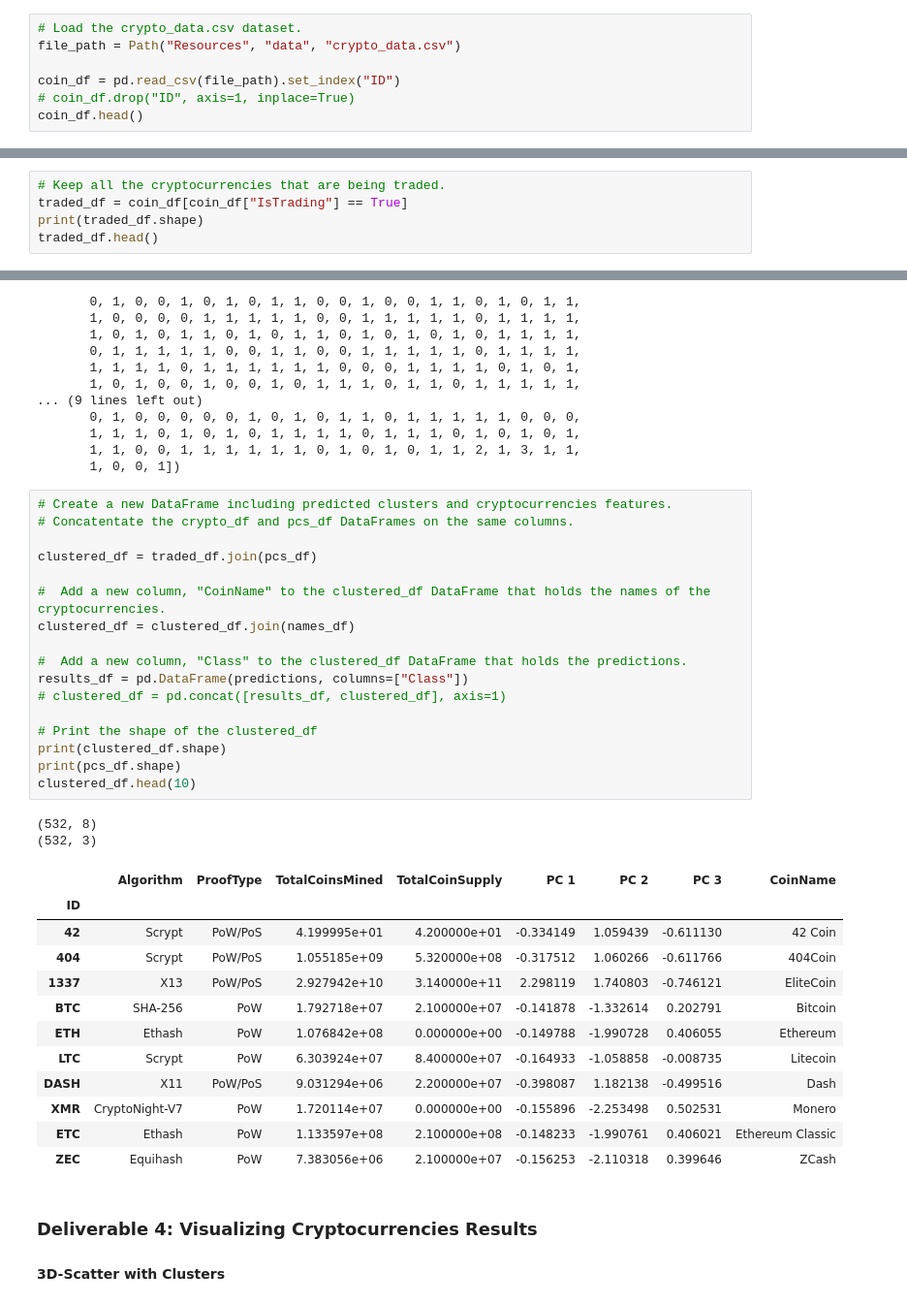
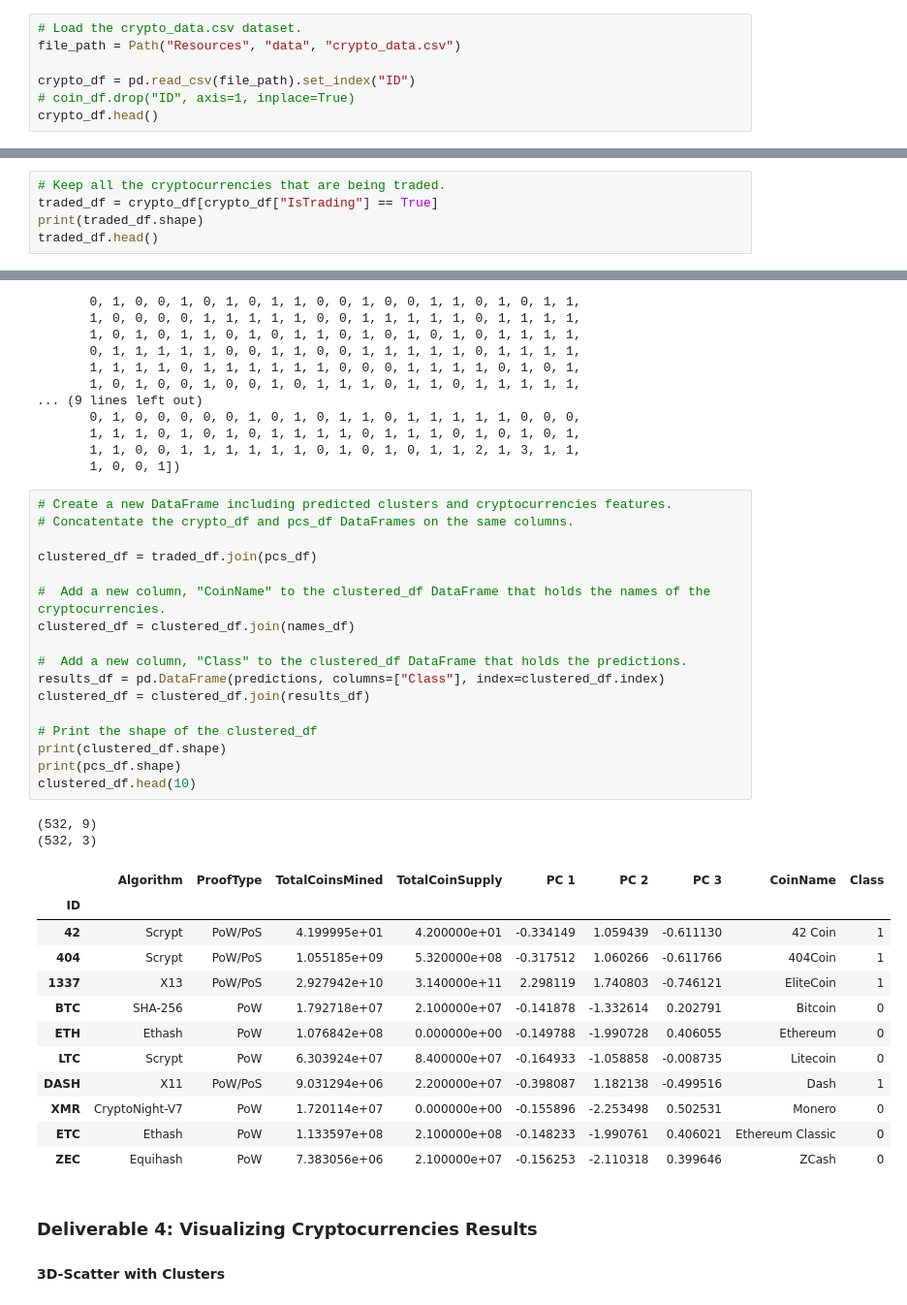
Before and after one commit to kwinterling/Cryptocurrencies, a Jupyter notebook: crypto_clustering.ipynb, the cells around one changed output, grey strips where cells are left out. Shown at 97% size. Cells and saved outputs as stored; diff of their text form.

```diff
--- a/crypto_clustering.ipynb
+++ b/crypto_clustering.ipynb
@@ -19,9 +19,9 @@ from sklearn.cluster import KMeans
 # Load the crypto_data.csv dataset.
 file_path = Path("Resources", "data", "crypto_data.csv")
 
-coin_df = pd.read_csv(file_path).set_index("ID")
+crypto_df = pd.read_csv(file_path).set_index("ID")
 # coin_df.drop("ID", axis=1, inplace=True)
-coin_df.head()
+crypto_df.head()
 # %% [output]
 |  | CoinName | Algorithm | IsTrading | ProofType | TotalCoinsMined | TotalCoinSupply |
 | ID |  |  |  |  |  |  |
@@ -32,7 +32,7 @@ coin_df.head()
 | 808 | 808 | SHA-256 | True | PoW/PoS | 0.000000e+00 | 0.000000e+00 |
 # %%
 # Keep all the cryptocurrencies that are being traded.
-traded_df = coin_df[coin_df["IsTrading"] == True]
+traded_df = crypto_df[crypto_df["IsTrading"] == True]
 print(traded_df.shape)
 traded_df.head()
 # %% [output]
@@ -246,35 +246,35 @@ array([1, 1, 1, 0, 0, 0, 1, 0, 0, 0, 1, 0, 1, 1, 0, 1, 0, 0, 1, 1, 0, 0,
 # %%
 # Create a new DataFrame including predicted clusters and cryptocurrencies features.
 # Concatentate the crypto_df and pcs_df DataFrames on the same columns.
 
 clustered_df = traded_df.join(pcs_df)
 
 #  Add a new column, "CoinName" to the clustered_df DataFrame that holds the names of the cryptocurrencies.
 clustered_df = clustered_df.join(names_df)
 
 #  Add a new column, "Class" to the clustered_df DataFrame that holds the predictions.
-results_df = pd.DataFrame(predictions, columns=["Class"])
-# clustered_df = pd.concat([results_df, clustered_df], axis=1)
+results_df = pd.DataFrame(predictions, columns=["Class"], index=clustered_df.index)
+clustered_df = clustered_df.join(results_df)
 
 # Print the shape of the clustered_df
 print(clustered_df.shape)
 print(pcs_df.shape)
 clustered_df.head(10)
 # %% [output]
-(532, 8)
+(532, 9)
 (532, 3)
-|  | Algorithm | ProofType | TotalCoinsMined | TotalCoinSupply | PC 1 | PC 2 | PC 3 | CoinName |
-| ID |  |  |  |  |  |  |  |  |
-| 42 | Scrypt | PoW/PoS | 4.199995e+01 | 4.200000e+01 | -0.334149 | 1.059439 | -0.611130 | 42 Coin |
-| 404 | Scrypt | PoW/PoS | 1.055185e+09 | 5.320000e+08 | -0.317512 | 1.060266 | -0.611766 | 404Coin |
-| 1337 | X13 | PoW/PoS | 2.927942e+10 | 3.140000e+11 | 2.298119 | 1.740803 | -0.746121 | EliteCoin |
-| BTC | SHA-256 | PoW | 1.792718e+07 | 2.100000e+07 | -0.141878 | -1.332614 | 0.202791 | Bitcoin |
-| ETH | Ethash | PoW | 1.076842e+08 | 0.000000e+00 | -0.149788 | -1.990728 | 0.406055 | Ethereum |
-| LTC | Scrypt | PoW | 6.303924e+07 | 8.400000e+07 | -0.164933 | -1.058858 | -0.008735 | Litecoin |
-| DASH | X11 | PoW/PoS | 9.031294e+06 | 2.200000e+07 | -0.398087 | 1.182138 | -0.499516 | Dash |
-| XMR | CryptoNight-V7 | PoW | 1.720114e+07 | 0.000000e+00 | -0.155896 | -2.253498 | 0.502531 | Monero |
-| ETC | Ethash | PoW | 1.133597e+08 | 2.100000e+08 | -0.148233 | -1.990761 | 0.406021 | Ethereum Classic |
-| ZEC | Equihash | PoW | 7.383056e+06 | 2.100000e+07 | -0.156253 | -2.110318 | 0.399646 | ZCash |
+|  | Algorithm | ProofType | TotalCoinsMined | TotalCoinSupply | PC 1 | PC 2 | PC 3 | CoinName | Class |
+| ID |  |  |  |  |  |  |  |  |  |
+| 42 | Scrypt | PoW/PoS | 4.199995e+01 | 4.200000e+01 | -0.334149 | 1.059439 | -0.611130 | 42 Coin | 1 |
+| 404 | Scrypt | PoW/PoS | 1.055185e+09 | 5.320000e+08 | -0.317512 | 1.060266 | -0.611766 | 404Coin | 1 |
+| 1337 | X13 | PoW/PoS | 2.927942e+10 | 3.140000e+11 | 2.298119 | 1.740803 | -0.746121 | EliteCoin | 1 |
+| BTC | SHA-256 | PoW | 1.792718e+07 | 2.100000e+07 | -0.141878 | -1.332614 | 0.202791 | Bitcoin | 0 |
+| ETH | Ethash | PoW | 1.076842e+08 | 0.000000e+00 | -0.149788 | -1.990728 | 0.406055 | Ethereum | 0 |
+| LTC | Scrypt | PoW | 6.303924e+07 | 8.400000e+07 | -0.164933 | -1.058858 | -0.008735 | Litecoin | 0 |
+| DASH | X11 | PoW/PoS | 9.031294e+06 | 2.200000e+07 | -0.398087 | 1.182138 | -0.499516 | Dash | 1 |
+| XMR | CryptoNight-V7 | PoW | 1.720114e+07 | 0.000000e+00 | -0.155896 | -2.253498 | 0.502531 | Monero | 0 |
+| ETC | Ethash | PoW | 1.133597e+08 | 2.100000e+08 | -0.148233 | -1.990761 | 0.406021 | Ethereum Classic | 0 |
+| ZEC | Equihash | PoW | 7.383056e+06 | 2.100000e+07 | -0.156253 | -2.110318 | 0.399646 | ZCash | 0 |
 # %% [markdown]
 ### Deliverable 4: Visualizing Cryptocurrencies Results
 
```
Also changed, not shown: parts of 9 cells of this notebook, 1 other file.
